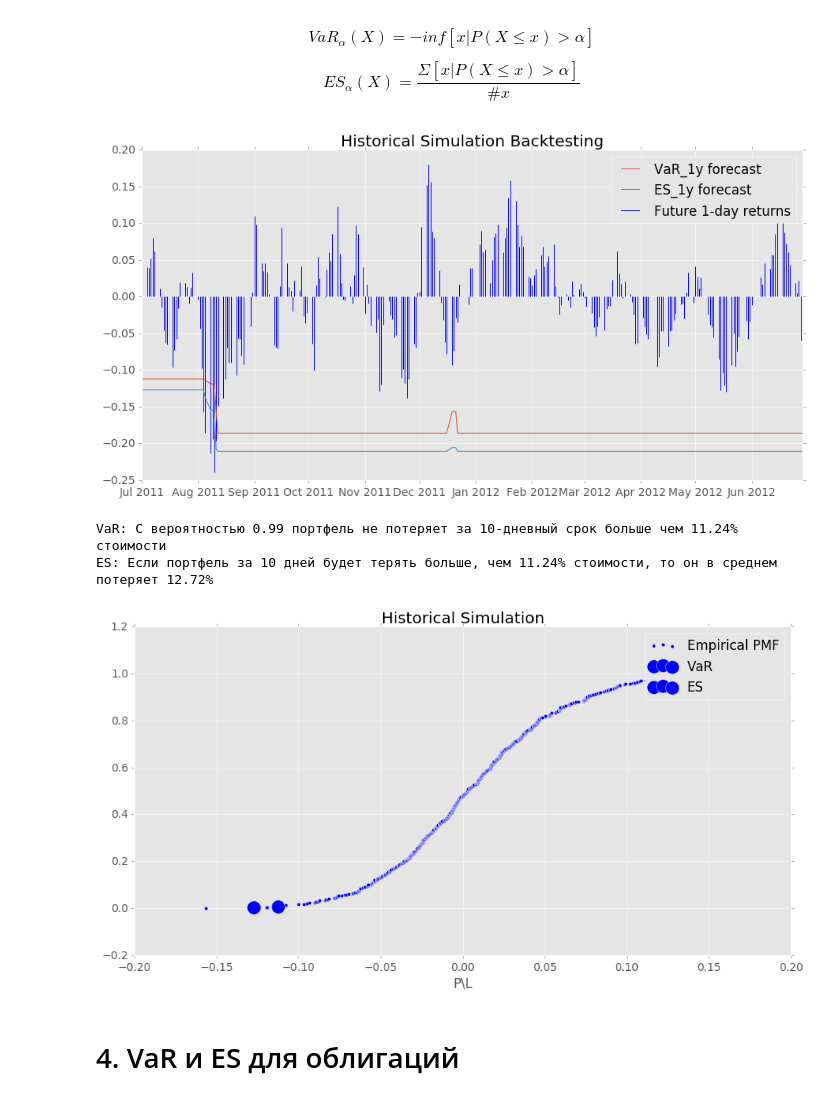
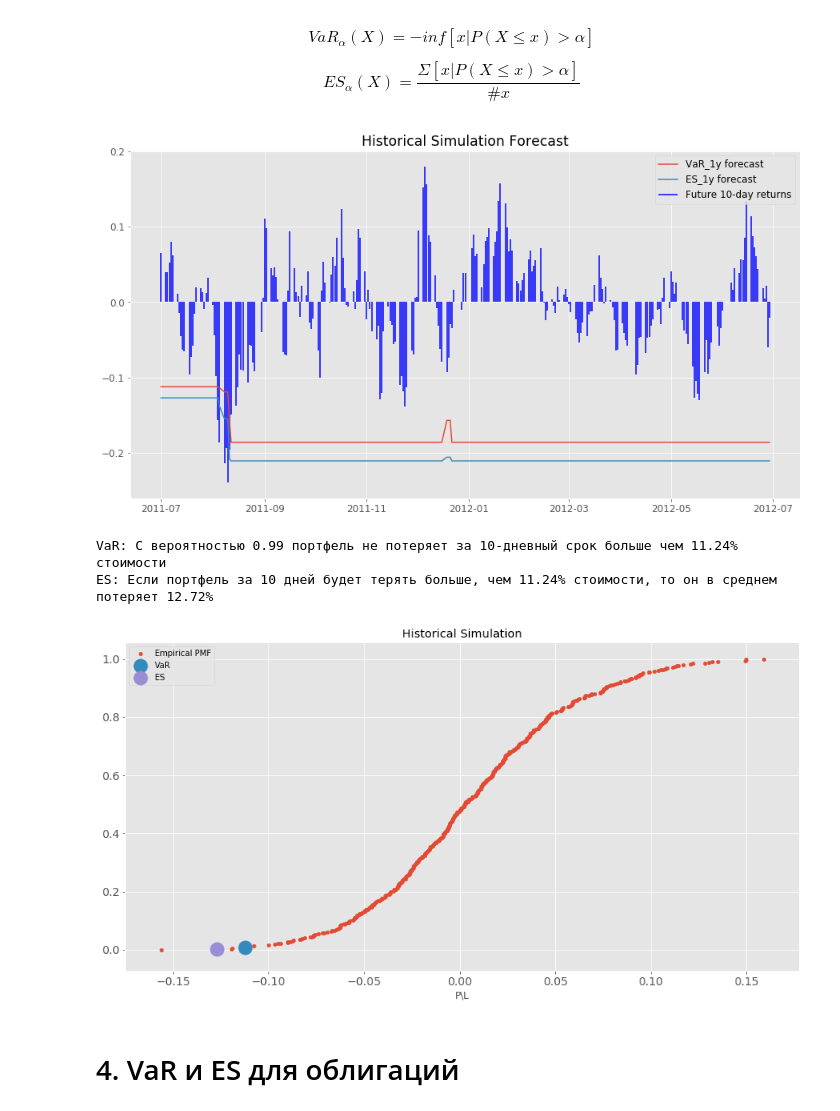
Before and after one commit to andrey-lukyanov/Risk-Management, a Jupyter notebook: RM_final.ipynb, the cells around one changed output. Cells and saved outputs as stored; diff of their text form; code cells hidden in the pictures.

```diff
--- a/RM_final.ipynb
+++ b/RM_final.ipynb
@@ -7,7 +7,10 @@ import datetime as dt
 
 plt.style.use('ggplot')
 import matplotlib
-matplotlib.rcParams.update({'font.size': 14})
+matplotlib.rcParams['font.size'] = 12
+matplotlib.rcParams['legend.fontsize'] = 'medium'
+matplotlib.rcParams['figure.titlesize'] = 'large'
+plt.rcParams['figure.figsize'] = (15.0, 8.0)
 # %%
 stock_prices = pd.read_csv('stock_prices.csv', parse_dates=True, index_col='Date')
 day_1_returns = pd.read_csv('1_day_returns.csv', parse_dates=True, index_col='Date')
@@ -204,15 +223,13 @@ ES_historical_forecast = [ -historical_stock_VaR_ES(day_10_returns.index[i],
 VaR_historical_forecast = pd.Series(VaR_historical_forecast, pd.to_datetime(future_stock_10_day_returns.index))
 ES_historical_forecast = pd.Series(ES_historical_forecast, pd.to_datetime(future_stock_10_day_returns.index))
 # %%
-plt.figure(figsize=(15,7.5))
-
 plt.plot(VaR_historical_forecast)
 plt.plot(ES_historical_forecast)
 plt.vlines(future_stock_10_day_returns.index, ymax=list(future_stock_10_day_returns), ymin = 0, colors='b')
-plt.legend(['VaR_1y forecast', 'ES_1y forecast', 'Future 1-day returns'])
-plt.title('Historical Simulation Backtesting');
+plt.legend(['VaR_1y forecast', 'ES_1y forecast', 'Future 10-day returns'])
+plt.title('Historical Simulation Forecast');
 # %% [output]
-[figure, old version]
+[figure, new version]
 # %%
 VaR_hist, ES_hist = historical_stock_VaR_ES(day_10_returns.index[0],
                                             day_10_returns.index[0] + dt.timedelta(716),
@@ -223,6 +240,6 @@ print(f'ES: Если портфель за 10 дней будет терять
 # %% [output]
 VaR: C вероятностью 0.99 портфель не потеряет за 10-дневный срок больше чем 11.24% стоимости
 ES: Если портфель за 10 дней будет терять больше, чем 11.24% стоимости, то он в среднем потеряет 12.72%
-[figure, old version]
+[figure, new version]
 # %% [markdown]
 # 4. VaR и ES для облигаций
```
Also changed, not shown: parts of 36 cells of this notebook, 1 other file.
